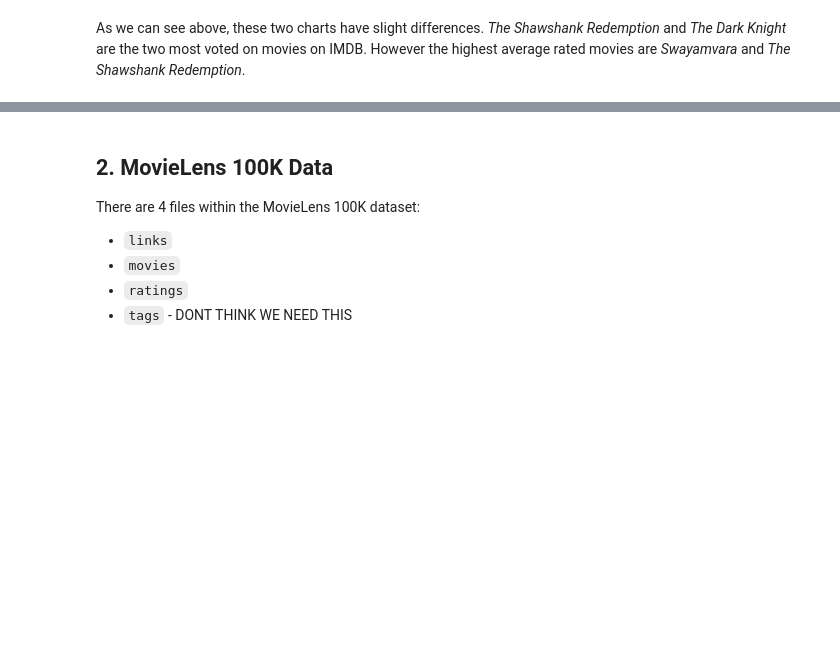
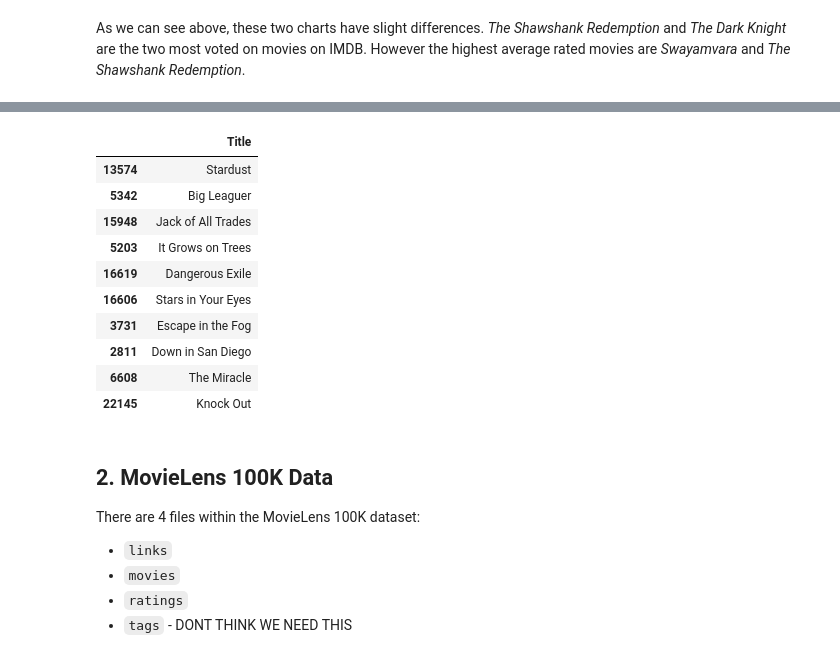
Before and after one commit to kevgross89/Apple-TV-Movie-Recommendation-Engine, a Jupyter notebook: What To Watch - Movie Recommendation Engine.ipynb, the cells around one changed output, grey strips where cells are left out. Drawn from its saved outputs; the diff is of its cells as text; code cells hidden in the pictures; blank space fills up the shorter version.

```diff
--- a/What To Watch - Movie Recommendation Engine.ipynb
+++ b/What To Watch - Movie Recommendation Engine.ipynb
@@ -837,0 +763,28 @@ imdb_wiki.head()
+# %%
+# Get the pairwsie similarity scores of all movies with that movie
+# And convert it into a list of tuples as described above
+sim_scores = list(enumerate(cosine_sim[idx]))
+
+# Sort the movies based on the cosine similarity scores
+sim_scores = sorted(sim_scores, key=lambda x: x[1], reverse=True)
+
+# Get the scores of the 10 most similar movies, ignore the first movie
+sim_scores = sim_scores[1:11]
+# %%
+# Find the movies that match with those indicies
+movie_indices = [i[0] for i in sim_scores]
+
+# Return the top 10 most similar movies
+pd.DataFrame(imdb_wiki['Title'].iloc[movie_indices])
+# %% [output]
+|  | Title |
+| 13574 | Stardust |
+| 5342 | Big Leaguer |
+| 15948 | Jack of All Trades |
+| 5203 | It Grows on Trees |
+| 16619 | Dangerous Exile |
+| 16606 | Stars in Your Eyes |
+| 3731 | Escape in the Fog |
+| 2811 | Down in San Diego |
+| 6608 | The Miracle |
+| 22145 | Knock Out |
```
Also changed, not shown: parts of 45 cells of this notebook.
